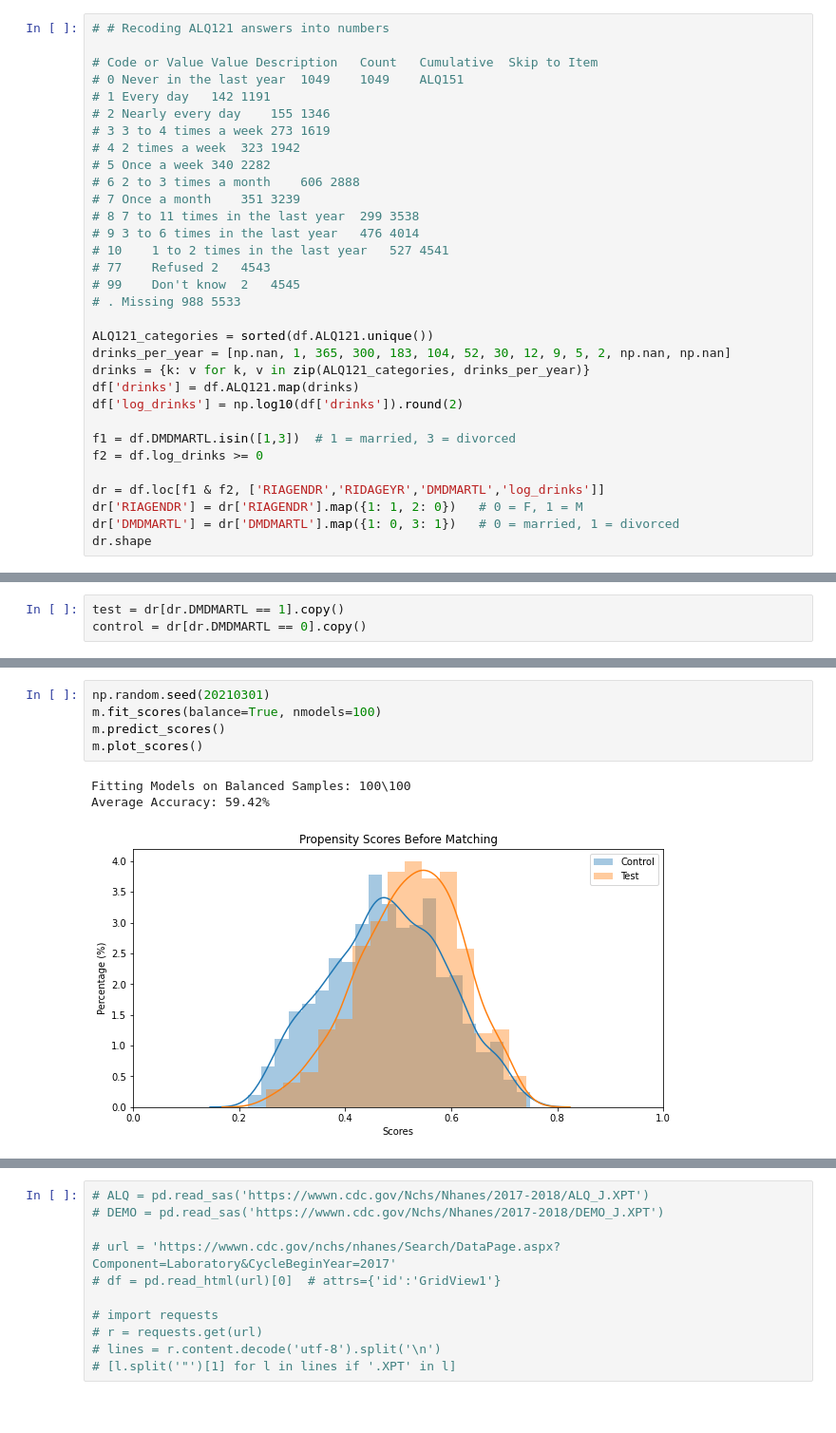
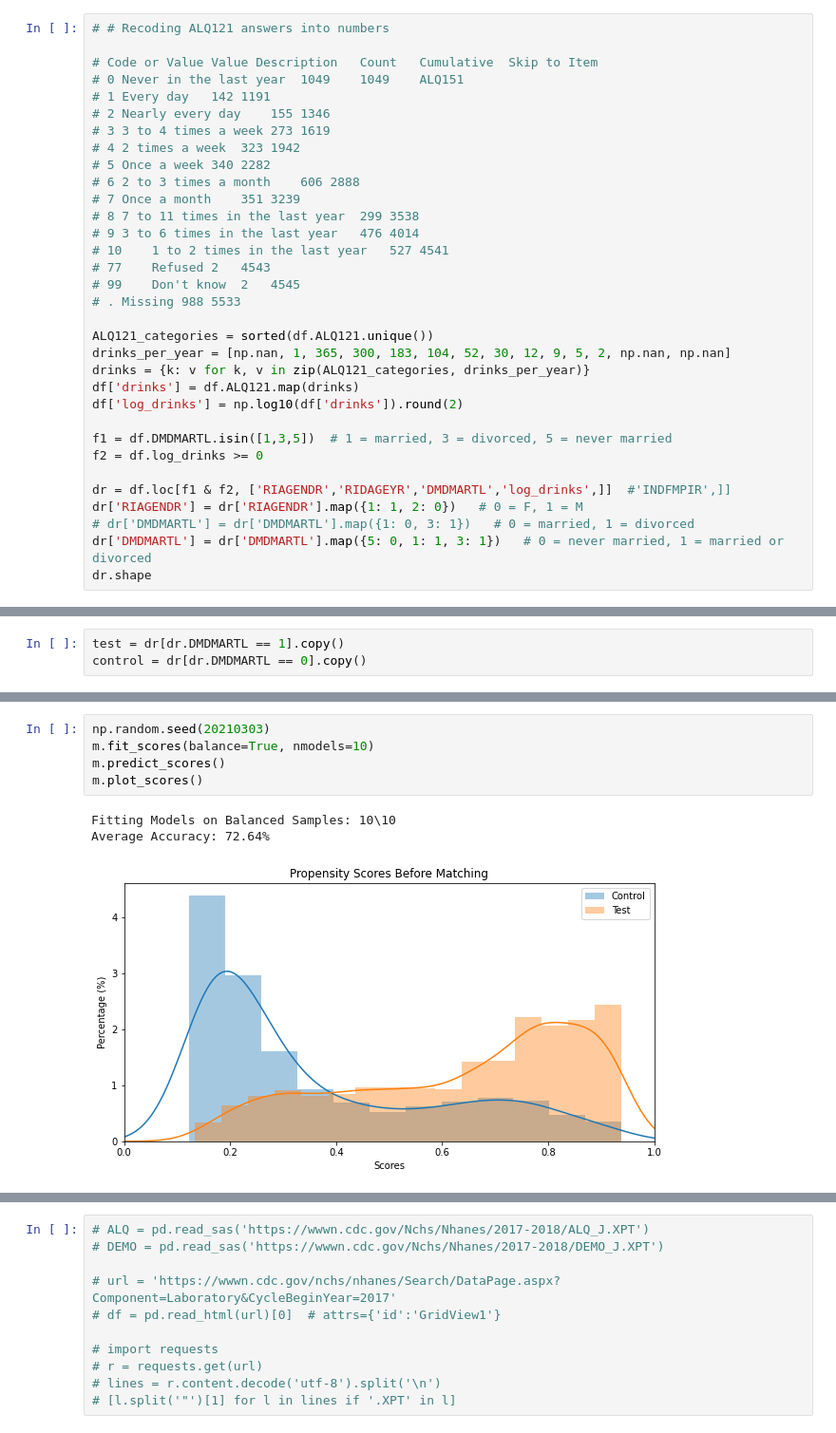
Before and after one commit to liquidcarbon/nhanes, a Jupyter notebook: PSM.ipynb, the cells around one changed output, grey strips where cells are left out. Shown at 95% size. Drawn from its saved outputs; the diff is of its cells as text.

```diff
--- a/PSM.ipynb
+++ b/PSM.ipynb
@@ -79,11 +84,12 @@ drinks = {k: v for k, v in zip(ALQ121_categories, drinks_per_year)}
 df['drinks'] = df.ALQ121.map(drinks)
 df['log_drinks'] = np.log10(df['drinks']).round(2)
 
-f1 = df.DMDMARTL.isin([1,3])  # 1 = married, 3 = divorced
+f1 = df.DMDMARTL.isin([1,3,5])  # 1 = married, 3 = divorced, 5 = never married
 f2 = df.log_drinks >= 0
 
-dr = df.loc[f1 & f2, ['RIAGENDR','RIDAGEYR','DMDMARTL','log_drinks']]
+dr = df.loc[f1 & f2, ['RIAGENDR','RIDAGEYR','DMDMARTL','log_drinks',]]  #'INDFMPIR',]]
 dr['RIAGENDR'] = dr['RIAGENDR'].map({1: 1, 2: 0})   # 0 = F, 1 = M
-dr['DMDMARTL'] = dr['DMDMARTL'].map({1: 0, 3: 1})   # 0 = married, 1 = divorced
+# dr['DMDMARTL'] = dr['DMDMARTL'].map({1: 0, 3: 1})   # 0 = married, 1 = divorced
+dr['DMDMARTL'] = dr['DMDMARTL'].map({5: 0, 1: 1, 3: 1})   # 0 = never married, 1 = married or divorced
 dr.shape
 # %% [output]
@@ -144,10 +184,10 @@ grep "== preds" ~/venv/lib/python3.7/site-packages/pymatch/Matcher.py
 # %%
-np.random.seed(20210301)
-m.fit_scores(balance=True, nmodels=100)
+np.random.seed(20210303)
+m.fit_scores(balance=True, nmodels=10)
 m.predict_scores()
 m.plot_scores()
 # %% [output]
-Fitting Models on Balanced Samples: 100\100
-Average Accuracy: 59.42%
+Fitting Models on Balanced Samples: 10\10
+Average Accuracy: 72.64%
-[figure, old version]
+[figure, new version]
 # %%
```
Also changed, not shown: parts of 30 cells of this notebook, 1 other file.
